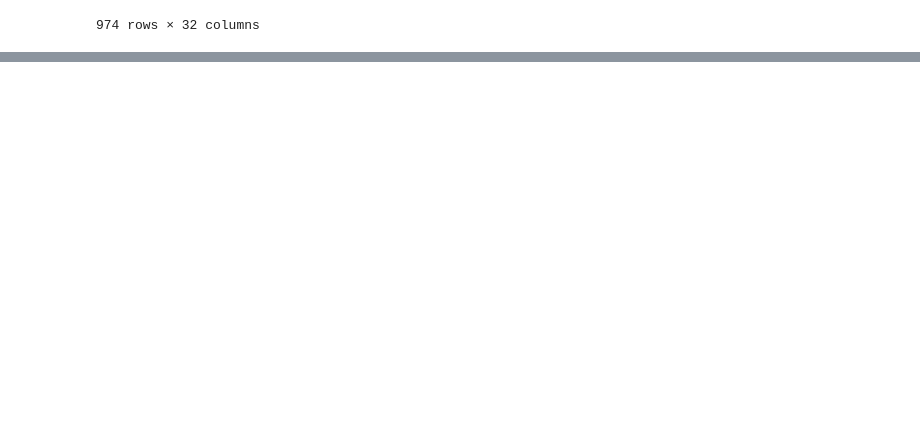
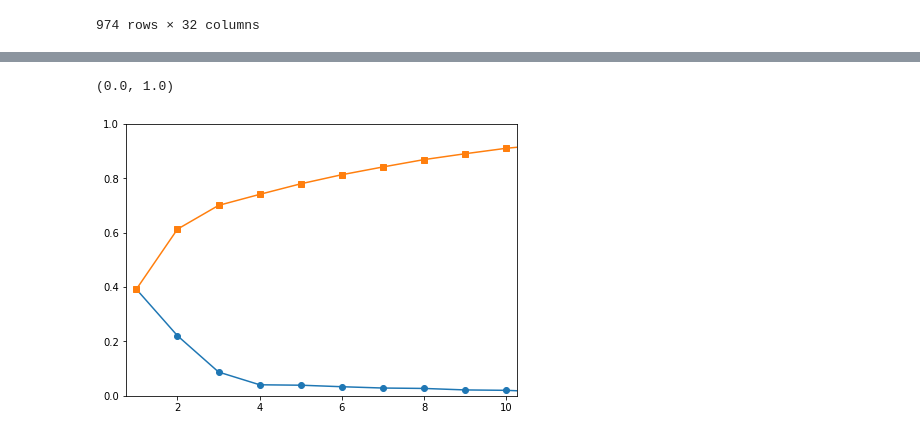
Before and after one commit to sakuraszy/STATS-170A-Group, a Jupyter notebook: presentation_1_data_vis.ipynb, the cells around one changed output, grey strips where cells are left out. Cells and saved outputs as stored; diff of their text form; code cells hidden in the pictures; blank space fills up the shorter version.

Commit message:
update data vis

```diff
--- a/presentation_1_data_vis.ipynb
+++ b/presentation_1_data_vis.ipynb
@@ -82,0 +94,27 @@ d_corr.style.background_gradient(cmap='coolwarm')
+# %%
+X = pd.DataFrame(scale(new_demo), index=new_demo.index, columns=new_demo.columns)
+# %%
+pca_plot_list = []
+for i in range(len(new_demo.columns)):
+    temp = "PC" + str(i+1)
+    pca_plot_list.append(temp)
+pca = PCA()
+demographic_plot = pd.DataFrame(pca.fit_transform(X), columns=pca_plot_list, index=X.index)
+# %%
+fig , ax1 = plt.subplots(figsize=(15,10))
+
+
+for i in demographic_plot.index:
+    ax1.scatter(demographic_plot.PC1[i], demographic_plot.PC2[i], color = 'red')
+
+
+ax1.set_xlabel('First Principal Component')
+ax1.set_ylabel('Second Principal Component')
+
+# Plot Principal Component loading vectors, using a second y-axis.
+ax2 = ax1.twinx().twiny()
+
+ax2.set_ylim(-1,1)
+ax2.set_xlim(-1,1)
+ax2.tick_params(axis='y', colors='orange')
+ax2.set_xlabel('Principal Component loading vectors', color='orange')
@@ -82,0 +124,10 @@ d_corr.style.background_gradient(cmap='coolwarm')
+# %%
+plt.figure(figsize=(7,5))
+
+plt.plot([i+1 for i in range(len(new_demo.columns))], pca.explained_variance_ratio_, '-o', label='Individual component')
+plt.plot([i+1 for i in range(len(new_demo.columns))], np.cumsum(pca.explained_variance_ratio_), '-s', label='Cumulative')
+plt.xlim(0.75,10.25)
+plt.ylim(0, 1)
+# %% [output]
+(0.0, 1.0)
+[figure, added]
```
Also changed, not shown: parts of 4 cells of this notebook.
